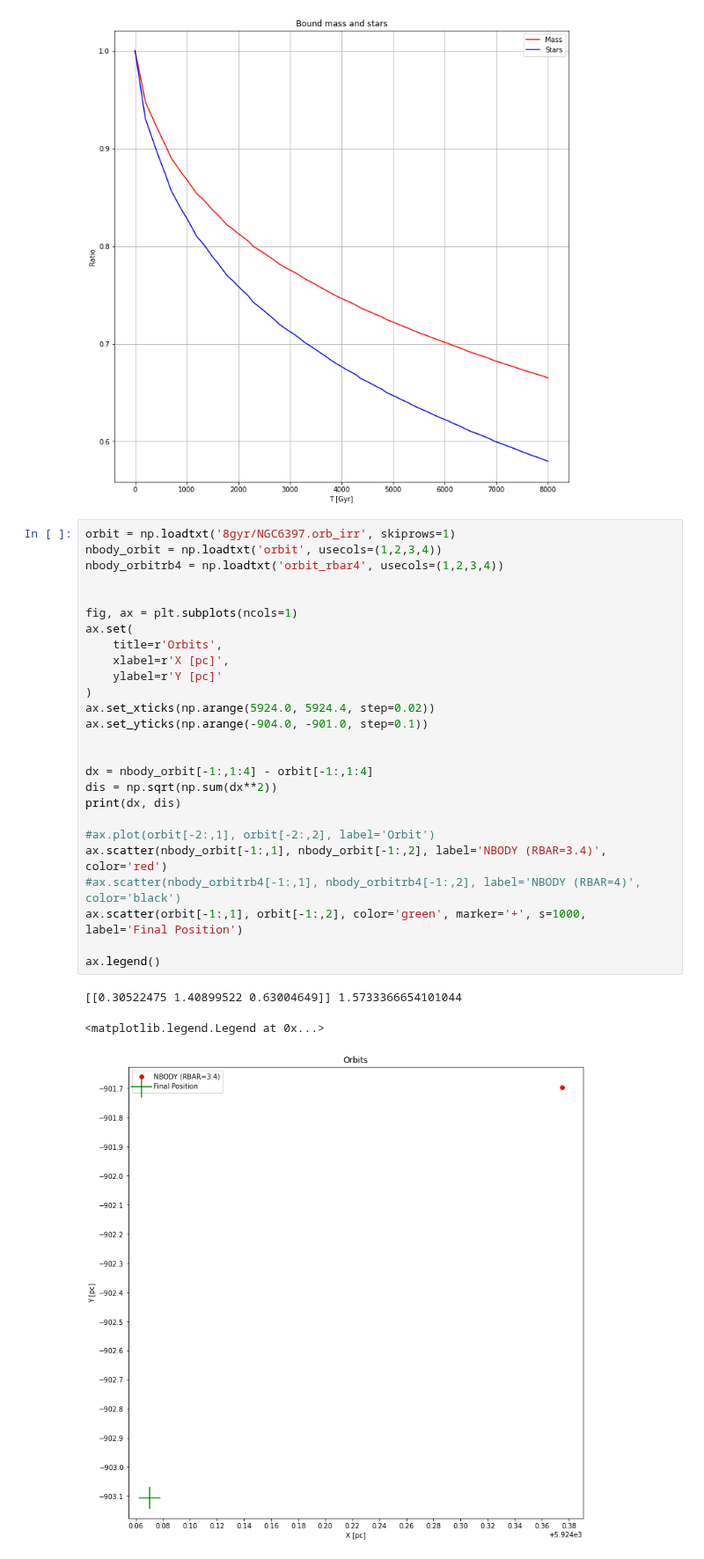
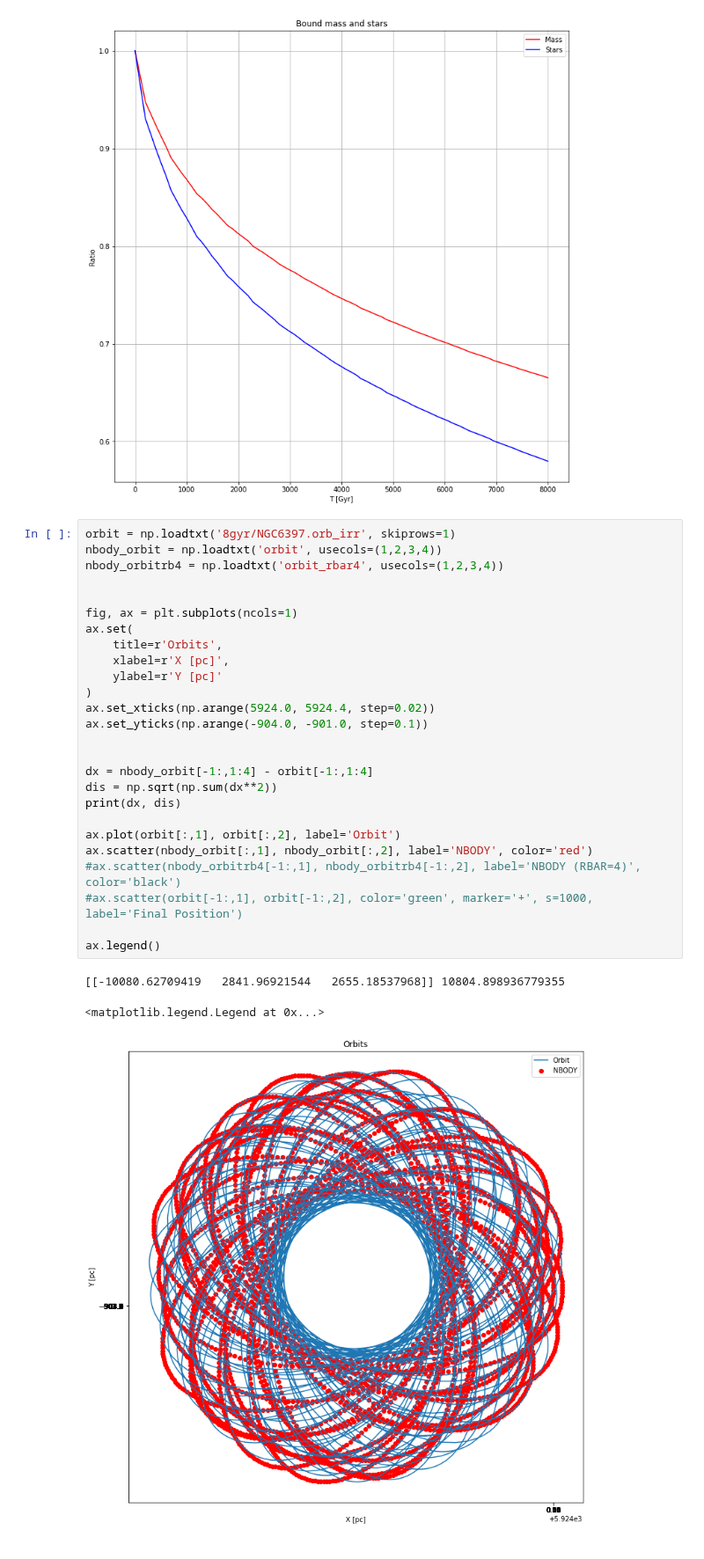
Before and after one commit to anthony-arnold/ngc6397, a Jupyter notebook: nbody - 8gyr.ipynb, the cells around one changed output. Shown at 88% size. Cells and saved outputs as stored; diff of their text form.

```diff
--- a/nbody - 8gyr.ipynb
+++ b/nbody - 8gyr.ipynb
@@ -71,30 +71,30 @@ plt.legend(lns, labels, loc=0)
 # %%
 orbit = np.loadtxt('8gyr/NGC6397.orb_irr', skiprows=1)
 nbody_orbit = np.loadtxt('orbit', usecols=(1,2,3,4))
 nbody_orbitrb4 = np.loadtxt('orbit_rbar4', usecols=(1,2,3,4))
 
 
 fig, ax = plt.subplots(ncols=1)
 ax.set(
     title=r'Orbits',
     xlabel=r'X [pc]',
     ylabel=r'Y [pc]'
 )
 ax.set_xticks(np.arange(5924.0, 5924.4, step=0.02))
 ax.set_yticks(np.arange(-904.0, -901.0, step=0.1))
 
 
 dx = nbody_orbit[-1:,1:4] - orbit[-1:,1:4]
 dis = np.sqrt(np.sum(dx**2))
 print(dx, dis)
 
-#ax.plot(orbit[-2:,1], orbit[-2:,2], label='Orbit')
-ax.scatter(nbody_orbit[-1:,1], nbody_orbit[-1:,2], label='NBODY (RBAR=3.4)', color='red')
+ax.plot(orbit[:,1], orbit[:,2], label='Orbit')
+ax.scatter(nbody_orbit[:,1], nbody_orbit[:,2], label='NBODY', color='red')
 #ax.scatter(nbody_orbitrb4[-1:,1], nbody_orbitrb4[-1:,2], label='NBODY (RBAR=4)', color='black')
-ax.scatter(orbit[-1:,1], orbit[-1:,2], color='green', marker='+', s=1000, label='Final Position')
+#ax.scatter(orbit[-1:,1], orbit[-1:,2], color='green', marker='+', s=1000, label='Final Position')
 
 ax.legend()
 # %% [output]
-[[0.30522475 1.40899522 0.63004649]] 1.5733366654101044
+[[-10080.62709419   2841.96921544   2655.18537968]] 10804.898936779355
 <matplotlib.legend.Legend at 0x...>
-[figure, old version]
+[figure, new version]
```
Also changed, not shown: 28 other files.
